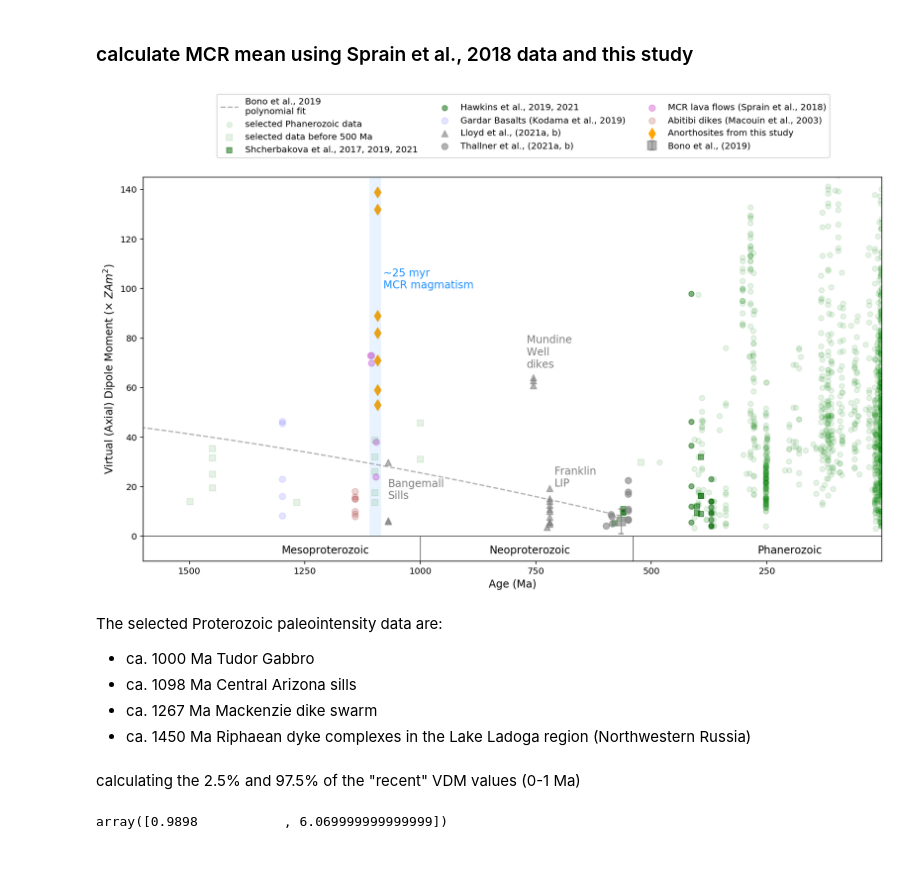
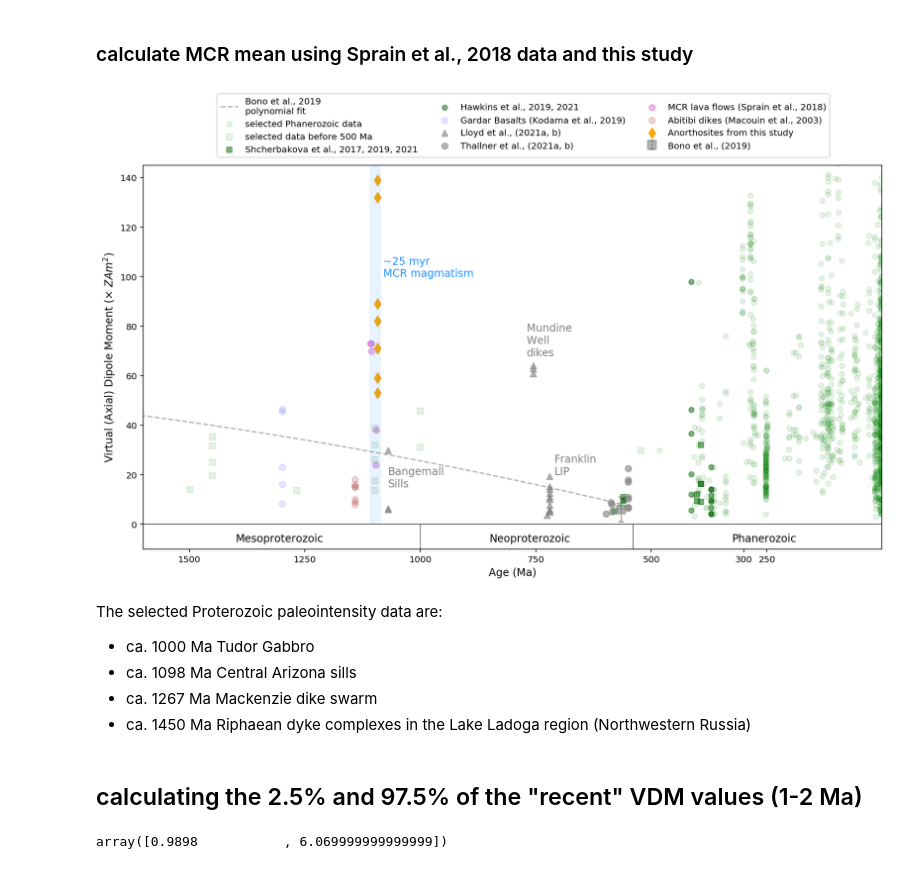
Before and after one commit to Swanson-Hysell-Group/AX_BD_PINT, a Jupyter notebook: code/AX_BD_PINT.ipynb, the cells around one changed output. Drawn from its saved outputs; the diff is of its cells as text; code cells hidden in the pictures.

```diff
--- a/code/AX_BD_PINT.ipynb
+++ b/code/AX_BD_PINT.ipynb
@@ -1004,38 +1004,38 @@ ax.add_patch(
 # ax.text(1150, 225, 'Midcontinent Rift \n $\sim$25 myr', fontsize = 14, color='lightcoral')
 
 # second order polynomial fits
 ax.plot(new_x, fit_y, color = 'grey', alpha= 0.6, ls='--', label='Bono et al., 2019\npolynomial fit')
 
 # set up timescale box
 ax.plot([0,3600], [0,0], linewidth = 0.6, color = 'black')
 ax.plot([540, 540], [-10, 0], linewidth = 0.5, color = 'black')
 ax.plot([1000, 1000], [-10, 0], linewidth = 0.5, color = 'black')
 ax.plot([2500, 2500], [-10, 0], linewidth = 0.5, color = 'black')
 
 fontdict={'fontsize':12}
-ax.text(270, -7, 'Phanerozoic',fontdict=fontdict)
+ax.text(325, -7, 'Phanerozoic',fontdict=fontdict)
 ax.text(850, -7, 'Neoproterozoic',fontdict=fontdict)
-ax.text(1300, -7, 'Mesoproterozoic',fontdict=fontdict)
+ax.text(1400, -7, 'Mesoproterozoic',fontdict=fontdict)
 
 ax.text(770, 68, 'Mundine \nWell \ndikes', fontdict={'fontsize':12, 'color':'grey'})
 ax.text(710, 20, 'Franklin\nLIP', fontdict={'fontsize':12, 'color':'grey'})
 ax.text(1070, 15, 'Bangemall\nSills', fontdict={'fontsize':12, 'color':'grey'})
 
 
 
 # ax.text(3000, -7, 'Archean')
 
-ax.set_xticks([0, 250, 500, 750, 1000, 1250, 1500, 1750, 2000])
+ax.set_xticks([0, 250, 300, 500, 750, 1000, 1250, 1500, 1750, 2000])
 ax.set_xlim(1, 1600)
 ax.set_ylim(-10, 145)
 plt.gca().invert_xaxis()
 plt.xlabel('Age (Ma)', fontsize = 12)
 plt.ylabel(r'Virtual (Axial) Dipole Moment ($\times$ $ZAm^2$)', fontsize = 12)
-plt.legend(loc=(0.1, 1.05), ncol=3)
+plt.legend(loc=(0.1, 1.02), ncol=3)
 # plt.savefig('code_output/PINT_compilation.pdf', bbox_inches='tight')
 plt.show()
 # %% [output]
-[figure, old version]
+[figure, new version]
 # %% [markdown]
 The selected Proterozoic paleointensity data are:
 - ca. 1000 Ma Tudor Gabbro
@@ -1043,7 +1043,7 @@ The selected Proterozoic paleointensity data are:
 - ca. 1267 Ma Mackenzie dike swarm
 - ca. 1450 Ma Riphaean dyke complexes in the Lake Ladoga region (Northwestern Russia)
 # %% [markdown]
-calculating the 2.5% and 97.5% of the "recent" VDM values (0-1 Ma)
+## calculating the 2.5% and 97.5% of the "recent" VDM values (1-2 Ma)
 # %%
 PINT_2Ma = All_PINT_data[(All_PINT_data.AGE > 1) & (All_PINT_data.AGE < 2)]
 PINT_2Ma
```
Also changed, not shown: parts of 6 cells of this notebook, 2 other files.
